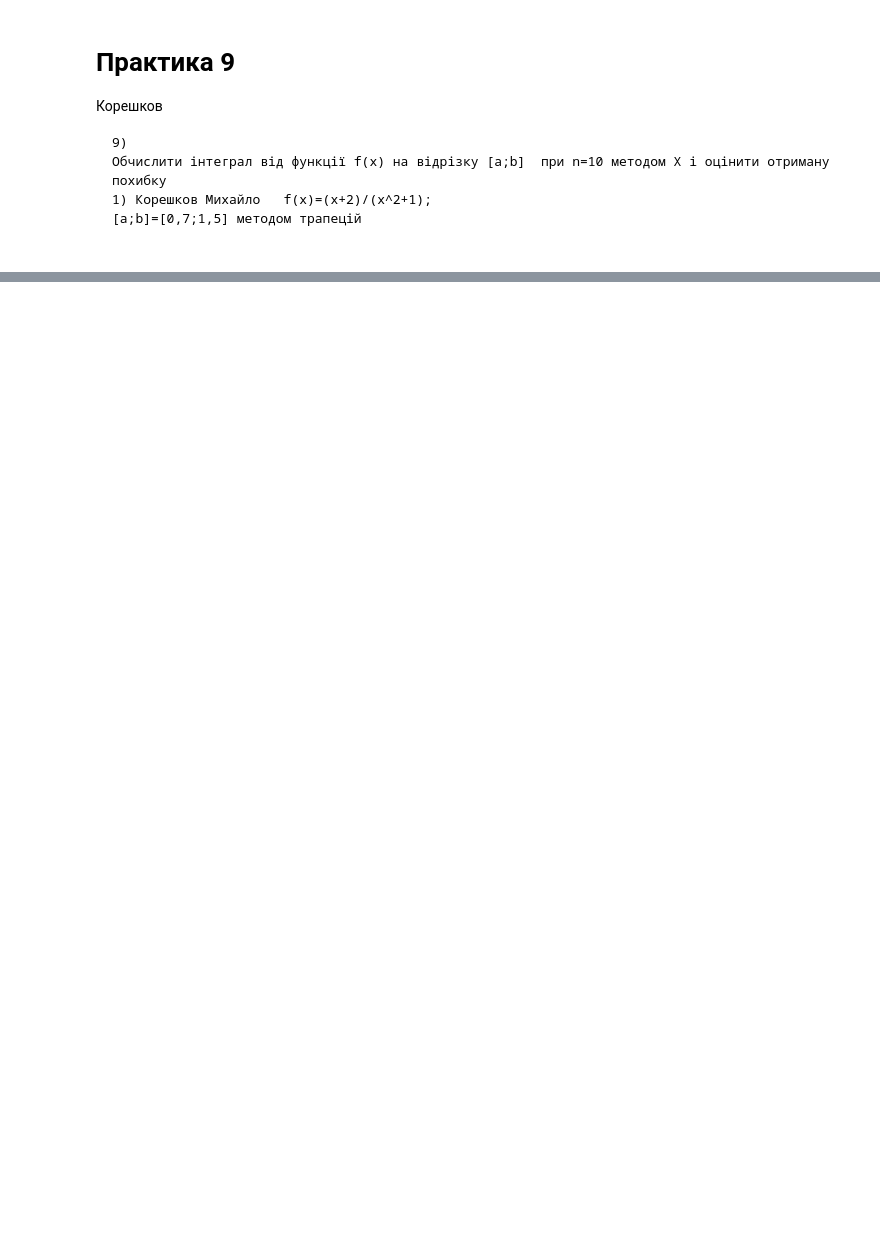
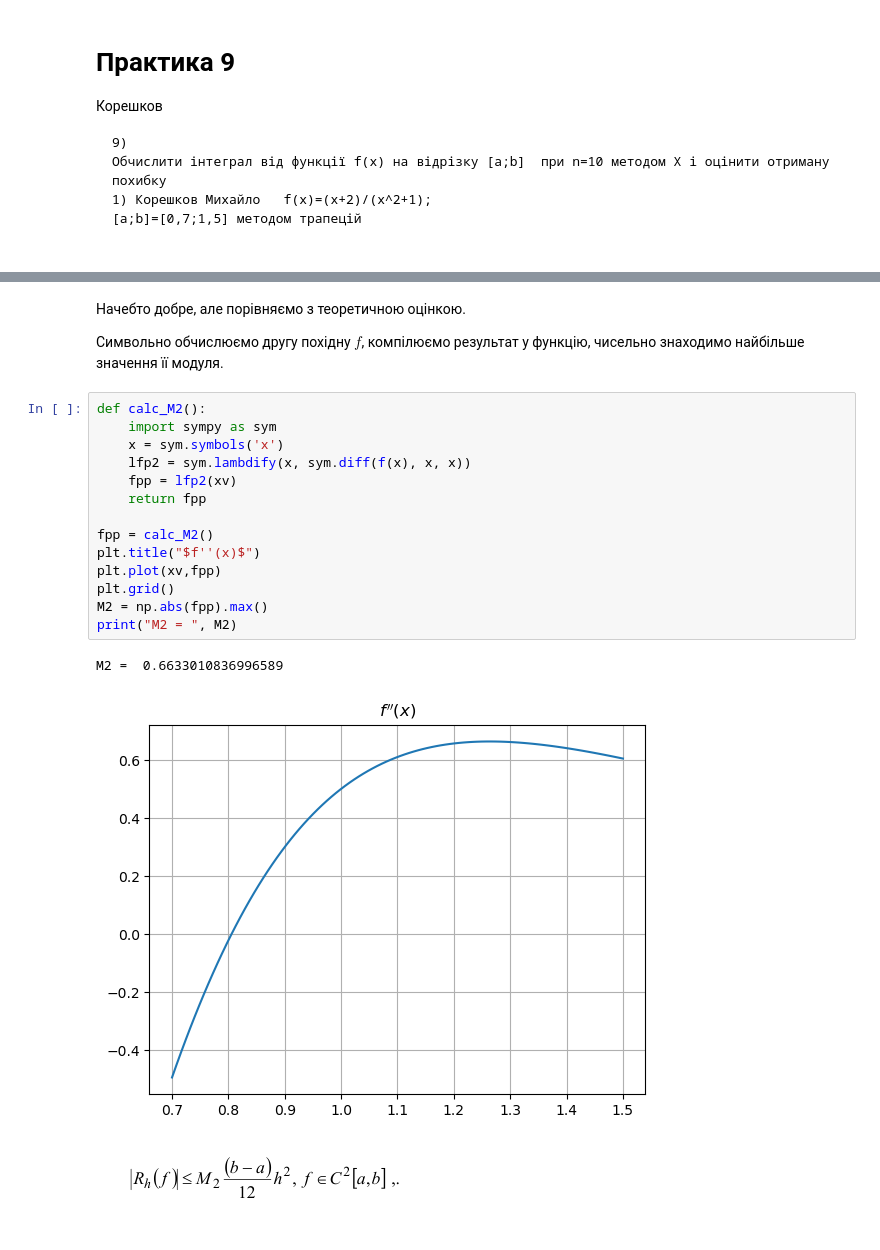
Before and after one commit to mkrooted256/grad-school, a Jupyter notebook: 1-computation/hw/hw9.ipynb, the cells around one changed output, grey strips where cells are left out. Saved outputs shown, nothing was run; the diff lists cells and outputs as text; blank space fills up the shorter version.

```diff
--- a/1-computation/hw/hw9.ipynb
+++ b/1-computation/hw/hw9.ipynb
@@ -22,0 +136,23 @@ n = 10
+# %% [markdown]
+Начебто добре, але порівняємо з теоретичною оцінкою.
+
+Символьно обчислюємо другу похідну $f$, компілюємо результат у функцію, чисельно знаходимо найбільше значення її модуля.
+# %%
+def calc_M2():
+    import sympy as sym
+    x = sym.symbols('x')
+    lfp2 = sym.lambdify(x, sym.diff(f(x), x, x))
+    fpp = lfp2(xv)
+    return fpp
+
+fpp = calc_M2()
+plt.title("$f''(x)$")
+plt.plot(xv,fpp)
+plt.grid()
+M2 = np.abs(fpp).max()
+print("M2 = ", M2)
+# %% [output]
+M2 =  0.6633010836996589
+[figure, added]
+# %% [markdown]
+![image.png](attachment:image.png)
```
Also changed, not shown: parts of 13 cells of this notebook, 5 other files.
